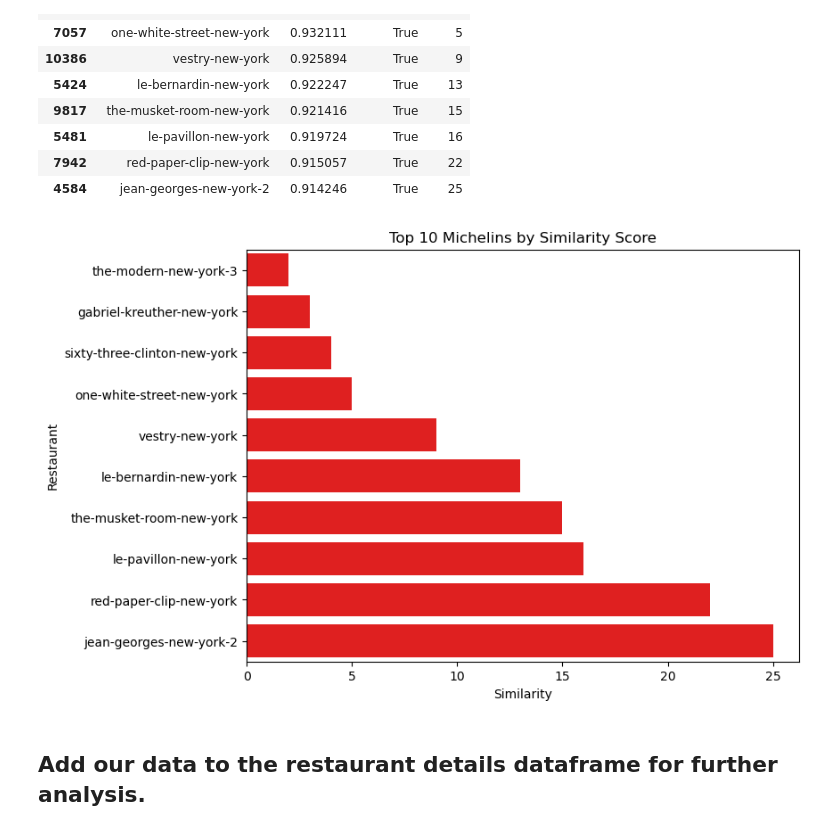
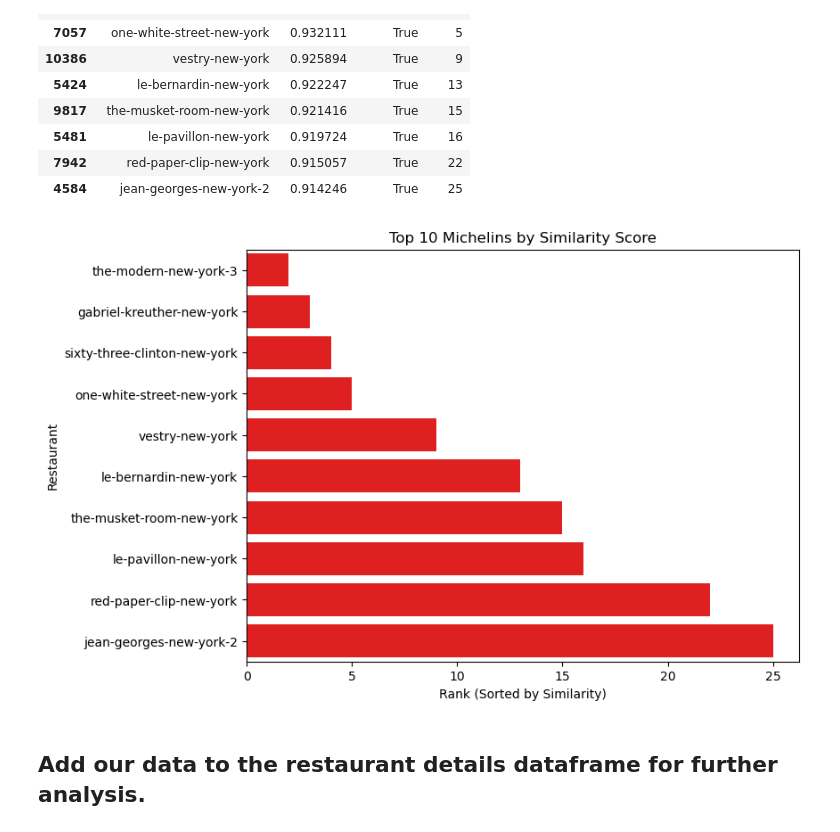
Before and after one commit to mabdullah-nyu/DSGA-1007-Project, a Jupyter notebook: tfidf_model.ipynb, the cells around one changed output. Saved outputs shown, nothing was run; the diff lists cells and outputs as text; code cells hidden in the pictures.

```diff
--- a/tfidf_model.ipynb
+++ b/tfidf_model.ipynb
@@ -112,13 +112,13 @@ df_similarity[df_similarity["michelin"] == True].head(10)
 # %%
 plt.figure(figsize=(8, 6))
 sns.barplot(x='rank', y='alias', data=df_similarity[df_similarity["michelin"] == True].head(10), color = 'red')
 
 plt.title('Top 10 Michelins by Similarity Score')
-plt.xlabel('Similarity')
+plt.xlabel('Rank (Sorted by Similarity)')
 plt.ylabel('Restaurant')
 plt.show()
 # %% [output]
-[figure, old version]
+[figure, new version]
 # %% [markdown]
 ## Add our data to the restaurant details dataframe for further analysis.
 # %%
```
Also changed, not shown: parts of 2 cells of this notebook, 1 other file.
